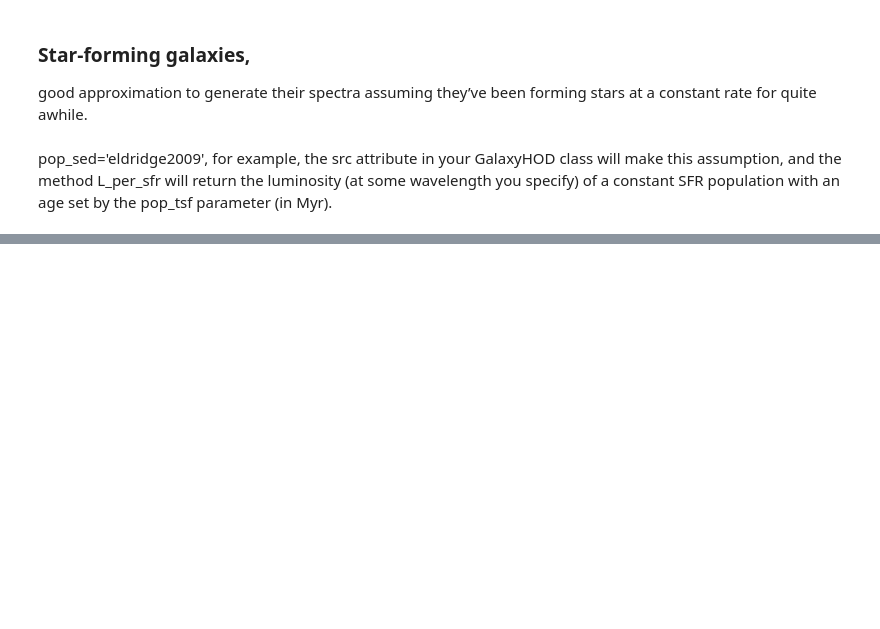
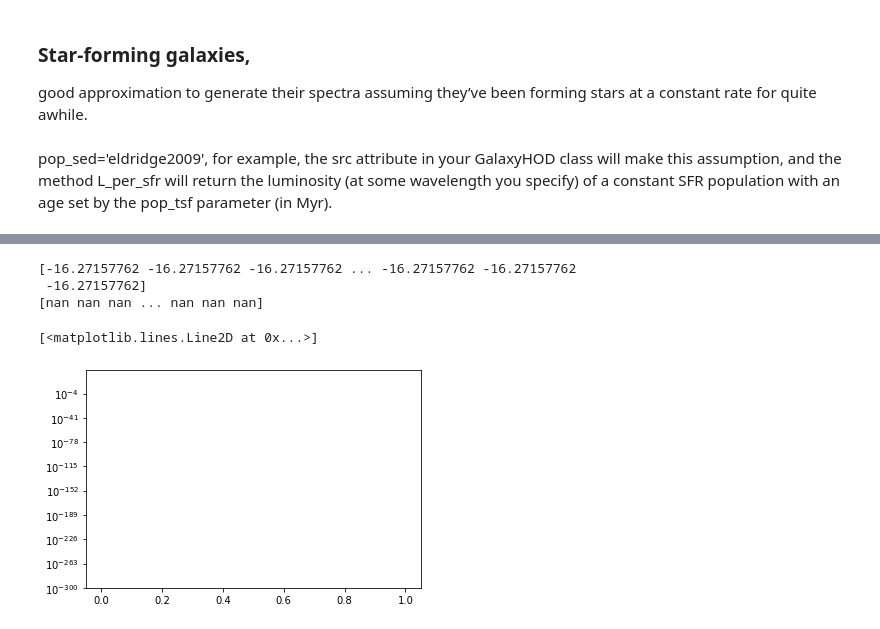
Before and after one commit to eklem1/GalaxySim, a Jupyter notebook: Gen_LF.ipynb, the cells around one changed output, grey strips where cells are left out. Drawn from its saved outputs; the diff is of its cells as text; code cells hidden in the pictures; blank space fills up the shorter version.

Commit message:
starting to get differential of lum and halos

```diff
--- a/Gen_LF.ipynb
+++ b/Gen_LF.ipynb
@@ -9,6 +9,7 @@ import numpy as np
 import matplotlib.pyplot as pl
 # %%
 data = ares.analysis.GalaxyPopulation() #for lit values
+pop_halo = ares.populations.HaloPopulation()
 # %% [markdown]
 ### Star-forming galaxies,
 good approximation to generate their spectra assuming they’ve been forming stars at a constant rate for quite awhile.
@@ -35,0 +35,19 @@ pl.plot(wavelength, L)
+# %%
+def getParams(z):
+
+    logM_0 = 11.88 #(0.01)
+    mu = 0.019 #(0.002)
+    N_0 = 0.0282 #(0.0003)
+    nu = -0.72 #(0.06)
+    gamma_0 = 0.556 #0.001
+    gamma_1 = -0.26 #(0.05)
+    beta_0 = 1.06 #(0.06)
+    beta_1 = 0.17 #(0.12)
+
+    #Redshift-dependent parameterizations
+    N = N_0 * (z + 1)**nu
+    M_1 = 10**(logM_0*(z+1)**mu)
+    beta = beta_1*z+beta_0
+    gamma = gamma_0*(z + 1)**gamma_1
+
+    return N, M_1, beta, gamma
@@ -35,0 +107,36 @@ pl.plot(wavelength, L)
+# %%
+# pop.SFR(z, Sm) or pop.SFRD(Zs)?
+# would multiplying by one of these get the LF?
+lamda = 1600
+z = 1
+
+Sm = SM_fromHM(z)
+print(Sm)
+
+# Sm = np.linspace(8, 13, 50)
+# [erg / s / Hz / (Msun / yr)] * (Msun)
+Lum = pop.src.L_per_sfr(lamda) * pop.SFR(z, Sm)  #[erg/s/Hz]
+
+
+# * pop.StellarMassFunction(z, Sm)
+
+dLdM = dL_dM(z, Lum, Sm)
+print(dLdM)
+
+MagSys = ares.util.MagnitudeSystem()
+
+mag = MagSys.L_to_MAB(Lum, z=z)
+
+
+print(mag)
+
+
+#but then 1 wavelength only gives one mag -> can't make a LF for only 1 wavelength
+
+pl.semilogy(mag, pop.StellarMassFunction(z, Sm))
+# %% [output]
+[-16.27157762 -16.27157762 -16.27157762 ... -16.27157762 -16.27157762
+ -16.27157762]
+[nan nan nan ... nan nan nan]
+[<matplotlib.lines.Line2D at 0x...>]
+[figure, added]
```
Also changed, not shown: parts of 8 cells of this notebook.
